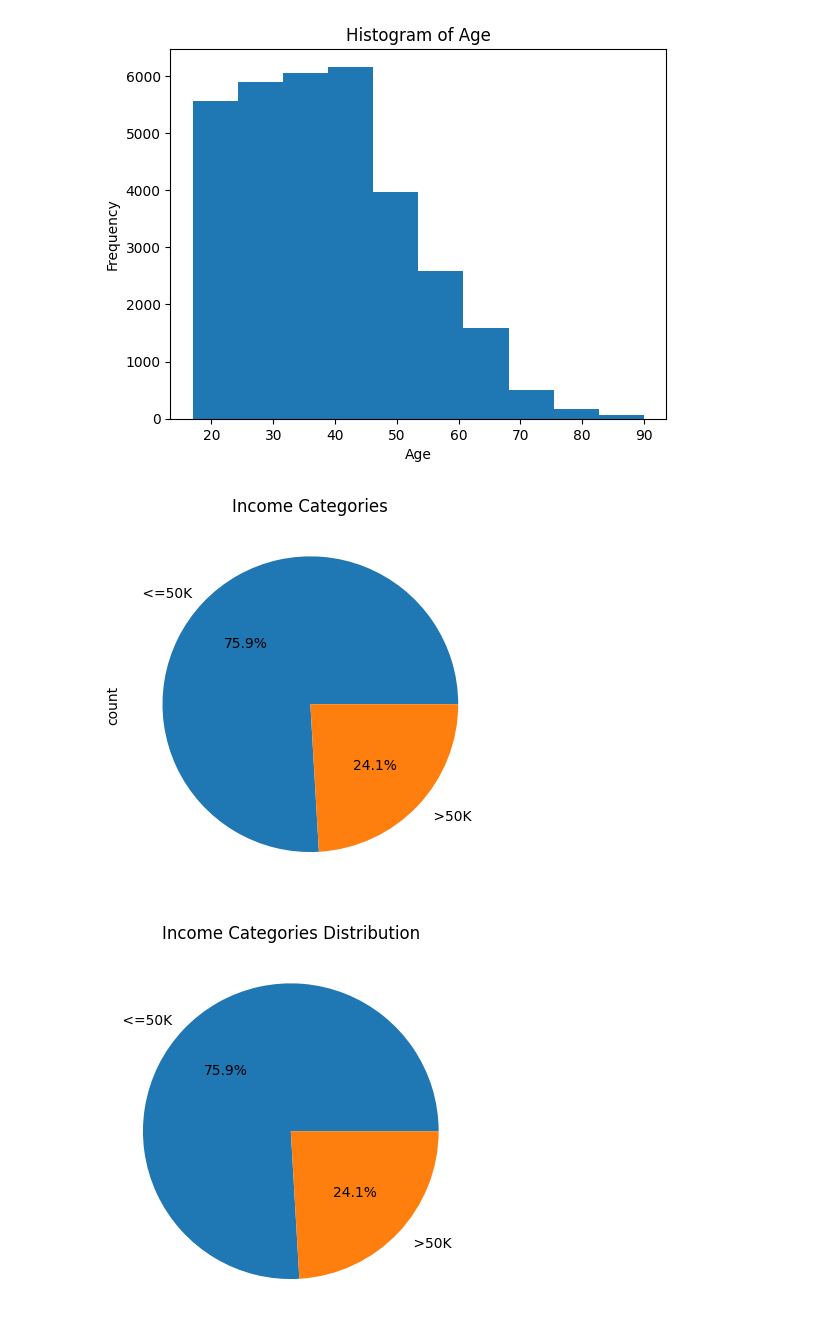
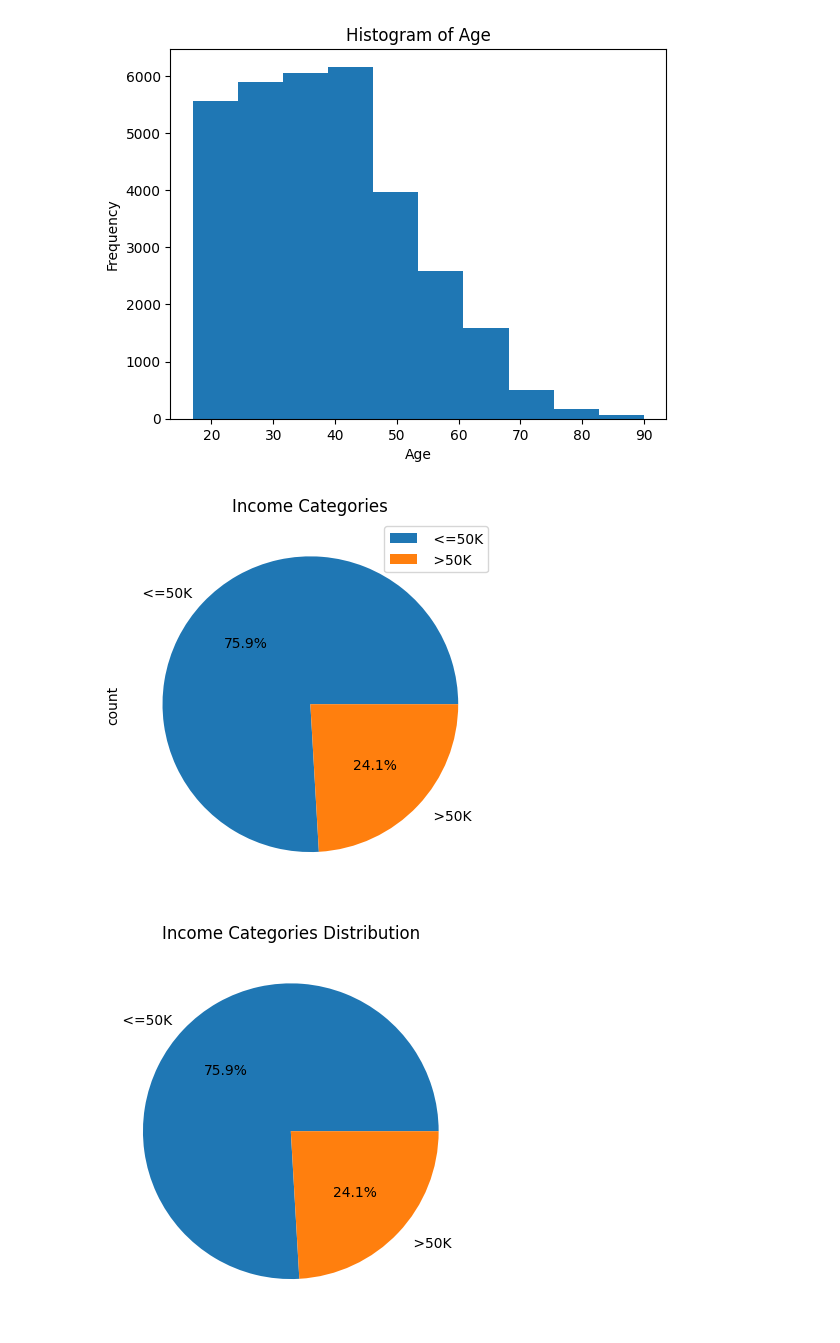
Before and after one commit to VedantSolunke/pr_dsbda, a Jupyter notebook: Python/22_Visualize_Adult/22_visualize_adult.ipynb, the cells around one changed output. Drawn from its saved outputs; the diff is of its cells as text; code cells hidden in the pictures.

```diff
--- a/Python/22_Visualize_Adult/22_visualize_adult.ipynb
+++ b/Python/22_Visualize_Adult/22_visualize_adult.ipynb
@@ -55,11 +55,11 @@ plt.show()
 # %% [output]
 [figure]
 # %%
-df['income-category'].value_counts().plot.pie(autopct='%1.1f%%')
+df['income-category'].value_counts().plot.pie(autopct='%1.1f%%', legend=True)
 plt.title('Income Categories')
 plt.show()
 # %% [output]
-[figure, old version]
+[figure, new version]
 # %%
 # Calculate the proportions
 proportions = df['income-category'].value_counts()
```
Also changed, not shown: parts of 1 cell of this notebook, 3 other files.
